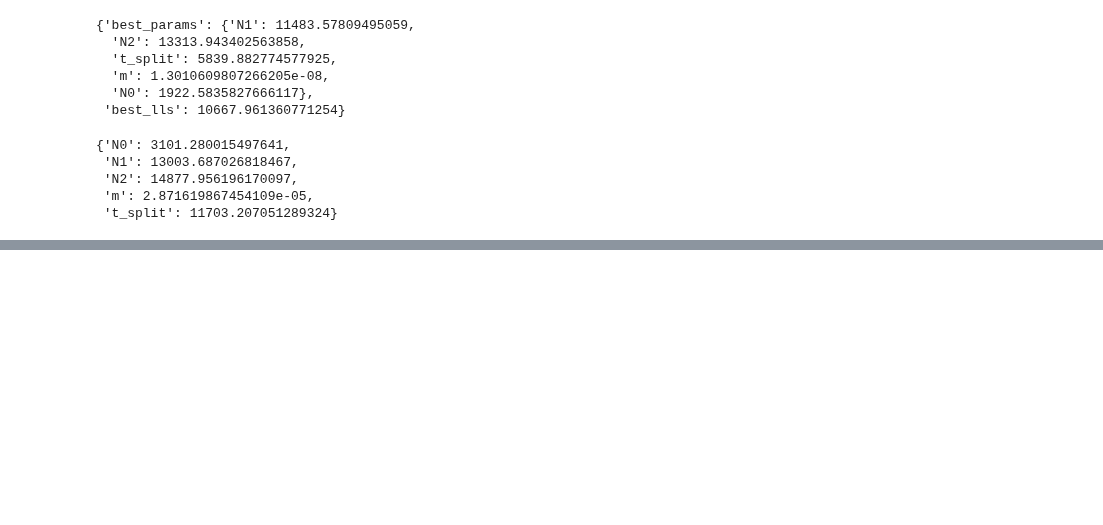
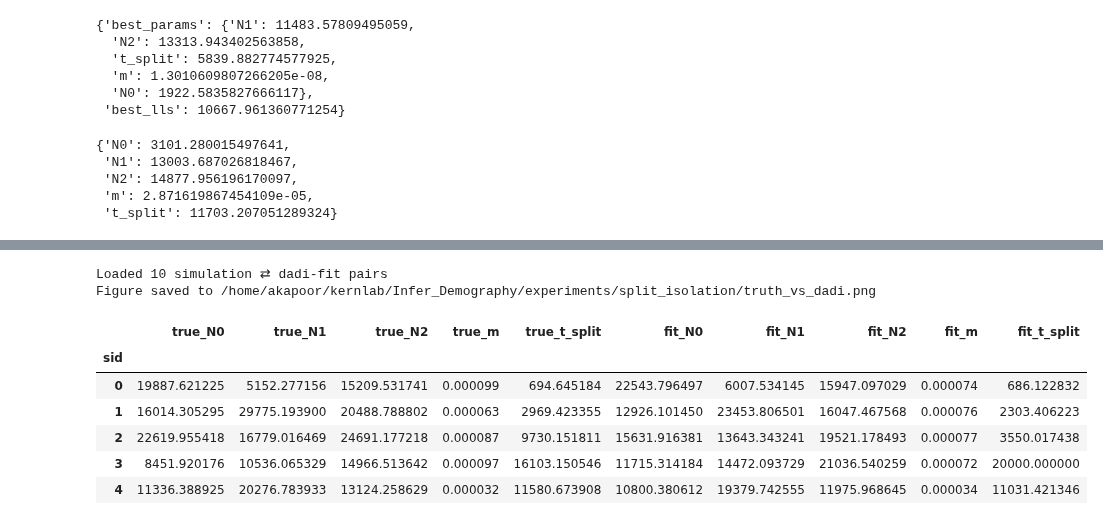
Before and after one commit to ak1376/Infer_Demography, a Jupyter notebook: notebooks/inspecting_output.ipynb, the cells around one changed output, grey strips where cells are left out. Drawn from its saved outputs; the diff is of its cells as text; code cells hidden in the pictures; blank space fills up the shorter version.

```diff
--- a/notebooks/inspecting_output.ipynb
+++ b/notebooks/inspecting_output.ipynb
@@ -804,3 +804,6 @@ sampled_params
  'N2': 14877.956196170097,
  'm': 2.871619867454109e-05,
  't_split': 11703.207051289324}
+# %%
+with open('/home/akapoor/kernlab/Infer_Demography/experiments/split_isolation/inferences/sim_0/MomentsLD/LD_stats/LD_stats_window_0.pkl', 'rb') as f:
+    LD_stats = pickle.load(f)
@@ -806,0 +820,3 @@ sampled_params
+# %%
+with open('/home/akapoor/kernlab/Infer_Demography/experiments/split_isolation/simulations/0/sampled_params.pkl', 'rb') as f:
+    sampled_params = pickle.load(f)
@@ -806,0 +831,3 @@ sampled_params
+# %%
+with open('/home/akapoor/kernlab/Infer_Demography/experiments/split_isolation/runs/run_0_0/inferences/dadi/fit_params.pkl', 'rb') as f:
+    dadi_fit_params = pickle.load(f)
@@ -806,0 +1109,20 @@ sampled_params
+# %%
+# In a notebook or a small script:
+df = plot_truth_vs_dadi(
+    model="split_isolation",
+    exp_root="/home/akapoor/kernlab/Infer_Demography/experiments",
+    out_png="/home/akapoor/kernlab/Infer_Demography/experiments/split_isolation/truth_vs_dadi.png",
+    keep_failed=False,            # set True if you want to include runs with None
+    log_params=("m",),            # log scale for migration rate
+)
+df.head()
+# %% [output]
+Loaded 10 simulation ⇄ dadi-fit pairs
+Figure saved to /home/akapoor/kernlab/Infer_Demography/experiments/split_isolation/truth_vs_dadi.png
+|  | true_N0 | true_N1 | true_N2 | true_m | true_t_split | fit_N0 | fit_N1 | fit_N2 | fit_m | fit_t_split |
+| sid |  |  |  |  |  |  |  |  |  |  |
+| 0 | 19887.621225 | 5152.277156 | 15209.531741 | 0.000099 | 694.645184 | 22543.796497 | 6007.534145 | 15947.097029 | 0.000074 | 686.122832 |
+| 1 | 16014.305295 | 29775.193900 | 20488.788802 | 0.000063 | 2969.423355 | 12926.101450 | 23453.806501 | 16047.467568 | 0.000076 | 2303.406223 |
+| 2 | 22619.955418 | 16779.016469 | 24691.177218 | 0.000087 | 9730.151811 | 15631.916381 | 13643.343241 | 19521.178493 | 0.000077 | 3550.017438 |
+| 3 | 8451.920176 | 10536.065329 | 14966.513642 | 0.000097 | 16103.150546 | 11715.314184 | 14472.093729 | 21036.540259 | 0.000072 | 20000.000000 |
+| 4 | 11336.388925 | 20276.783933 | 13124.258629 | 0.000032 | 11580.673908 | 10800.380612 | 19379.742555 | 11975.968645 | 0.000034 | 11031.421346 |
```
Also changed, not shown: parts of 6 cells of this notebook, 17 other files.
